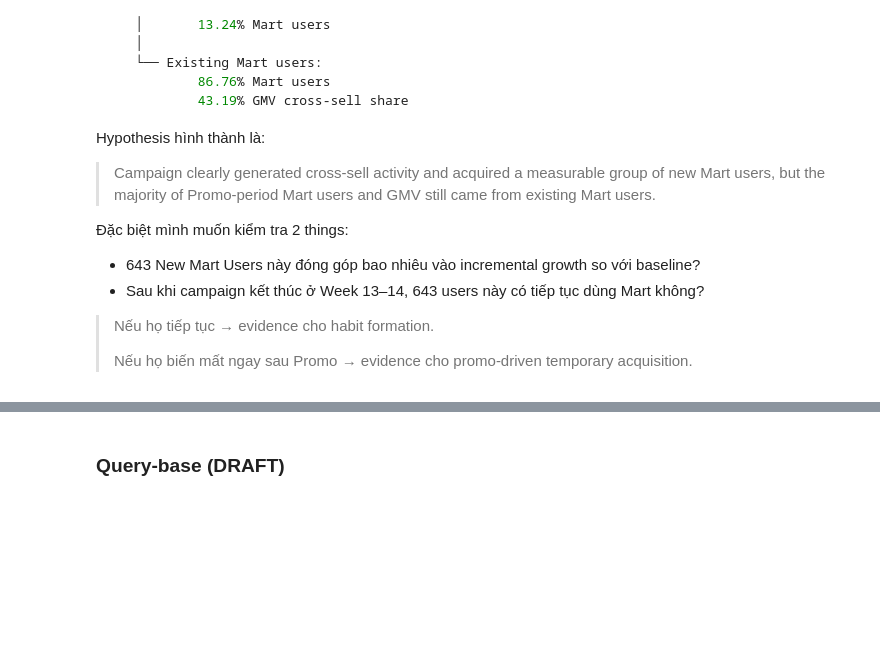
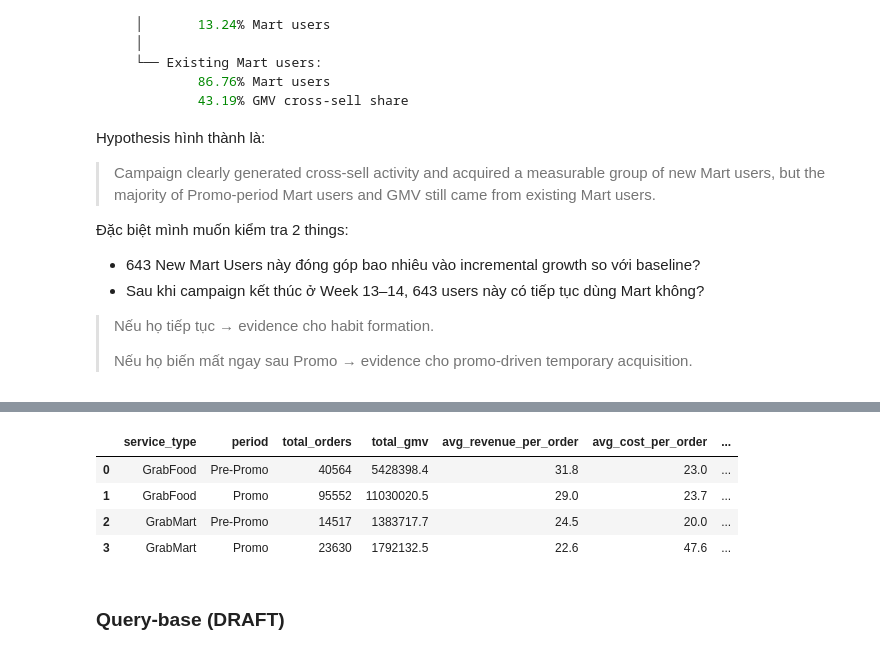
Before and after one commit to Pham-Ngoc-Huy/grab-analytical-entrancetesst, a Jupyter notebook: analytical.ipynb, the cells around one changed output, grey strips where cells are left out. Cells and saved outputs as stored; diff of their text form; code cells hidden in the pictures; blank space fills up the shorter version.

```diff
--- a/analytical.ipynb
+++ b/analytical.ipynb
@@ -276,3 +394,13 @@ Hypothesis hình thành là:
+# %%
+# C. Order splitting / voucher gaming
+query = data.parse_query(query_path="query/pnl_prepromo_promo.sql")
+data.query_to_dataframe(query=query)
+# %% [output]
+|  | service_type | period | total_orders | total_gmv | avg_revenue_per_order | avg_cost_per_order | ... |
+| 0 | GrabFood | Pre-Promo | 40564 | 5428398.4 | 31.8 | 23.0 | ... |
+| 1 | GrabFood | Promo | 95552 | 11030020.5 | 29.0 | 23.7 | ... |
+| 2 | GrabMart | Pre-Promo | 14517 | 1383717.7 | 24.5 | 20.0 | ... |
+| 3 | GrabMart | Promo | 23630 | 1792132.5 | 22.6 | 47.6 | ... |
 # %% [markdown]
 ### Query-base (DRAFT)
 # %% [markdown]
```
Also changed, not shown: parts of 10 cells of this notebook, 8 other files.
